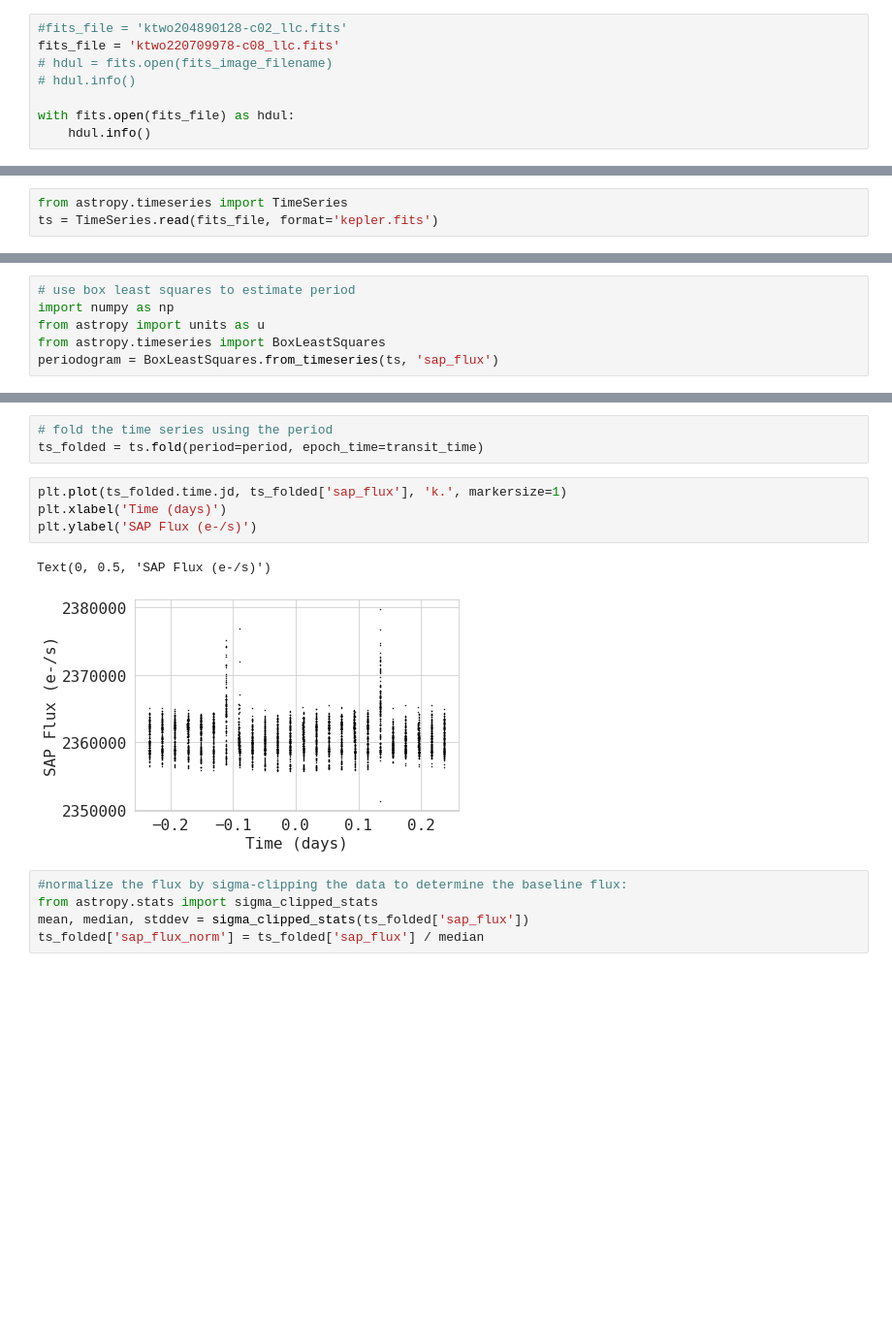
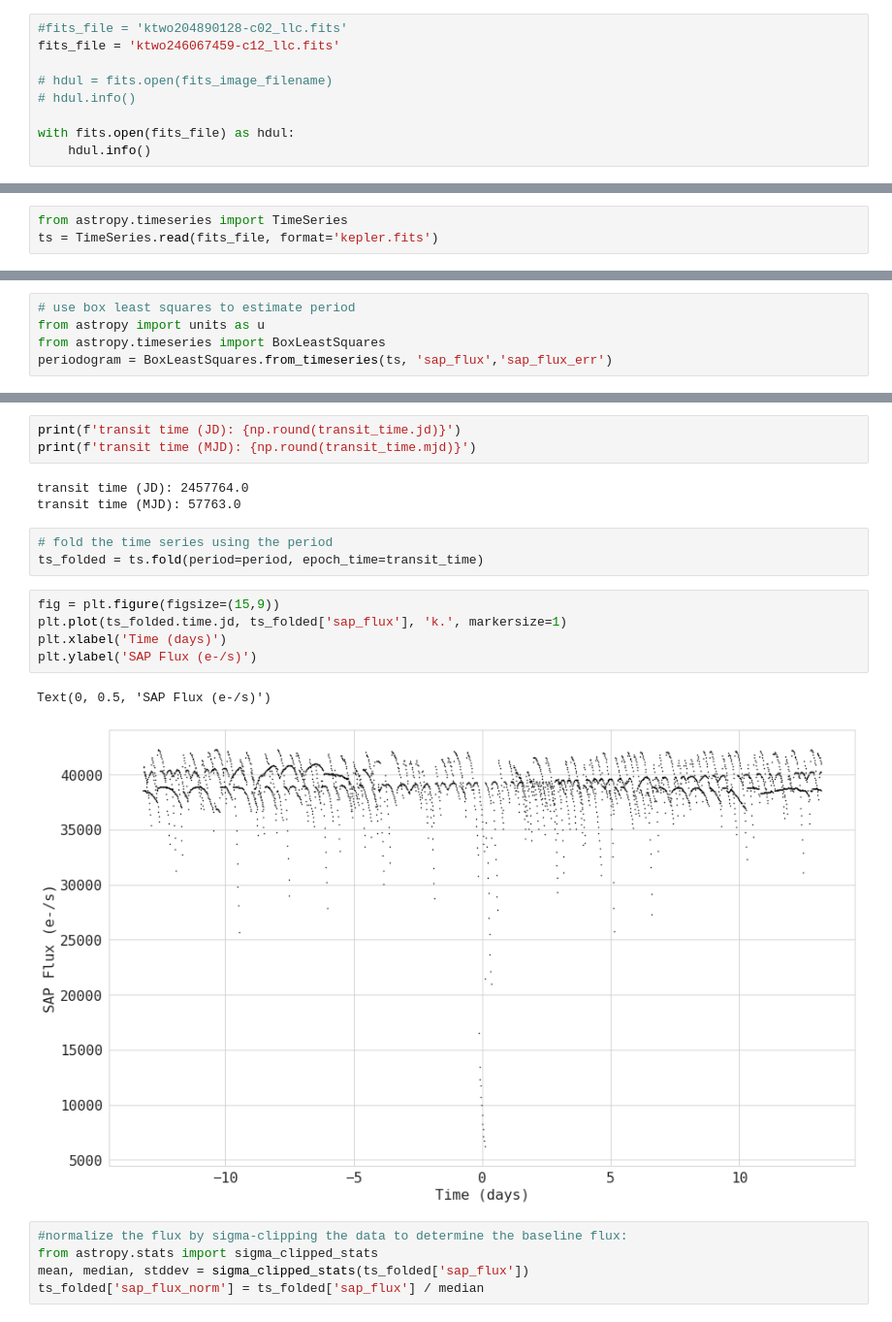
Before and after one commit to alphasentaurii/starskope, a Jupyter notebook: starskope_3.ipynb, the cells around one changed output, grey strips where cells are left out. Shown: that part at 97% size. Saved outputs shown, nothing was run; the diff lists cells and outputs as text; blank space fills up the shorter version.

```diff
--- a/starskope_3.ipynb
+++ b/starskope_3.ipynb
@@ -375,6 +380,7 @@ os.listdir(MAST)[2]
 # %%
 #fits_file = 'ktwo204890128-c02_llc.fits'
-fits_file = 'ktwo220709978-c08_llc.fits'
+fits_file = 'ktwo246067459-c12_llc.fits'
+
 # hdul = fits.open(fits_image_filename)
 # hdul.info()
 
@@ -480,9 +474,8 @@ Text(0, 0.5, 'SAP Flux (e-/s)')
 # %%
 # use box least squares to estimate period
-import numpy as np
 from astropy import units as u
 from astropy.timeseries import BoxLeastSquares
-periodogram = BoxLeastSquares.from_timeseries(ts, 'sap_flux')
+periodogram = BoxLeastSquares.from_timeseries(ts, 'sap_flux','sap_flux_err')
 # %%
 results = periodogram.autopower(0.2 * u.day)
 best = np.argmax(results.power)
@@ -496,13 +494,20 @@ transit_time
+# %%
+print(f'transit time (JD): {np.round(transit_time.jd)}')
+print(f'transit time (MJD): {np.round(transit_time.mjd)}')
+# %% [output]
+transit time (JD): 2457764.0
+transit time (MJD): 57763.0
 # %%
 # fold the time series using the period
 ts_folded = ts.fold(period=period, epoch_time=transit_time)
 # %%
+fig = plt.figure(figsize=(15,9))
 plt.plot(ts_folded.time.jd, ts_folded['sap_flux'], 'k.', markersize=1)
 plt.xlabel('Time (days)')
 plt.ylabel('SAP Flux (e-/s)')
 # %% [output]
 Text(0, 0.5, 'SAP Flux (e-/s)')
-[figure, old version]
+[figure, new version]
 # %%
 #normalize the flux by sigma-clipping the data to determine the baseline flux:
 from astropy.stats import sigma_clipped_stats
```
Also changed, not shown: parts of 70 cells of this notebook, 2 other files.
